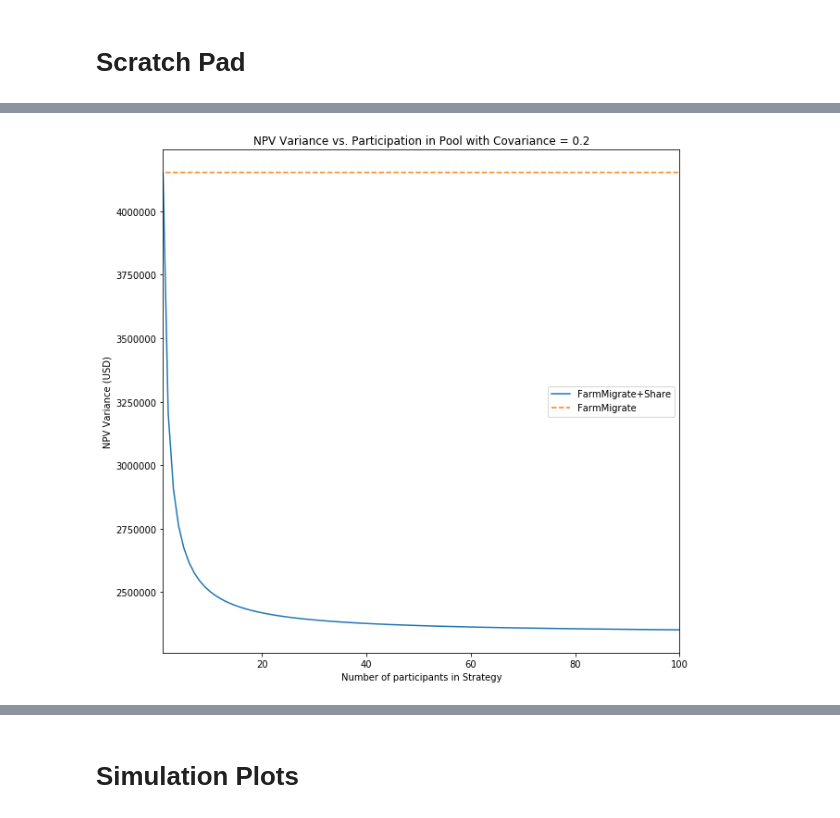
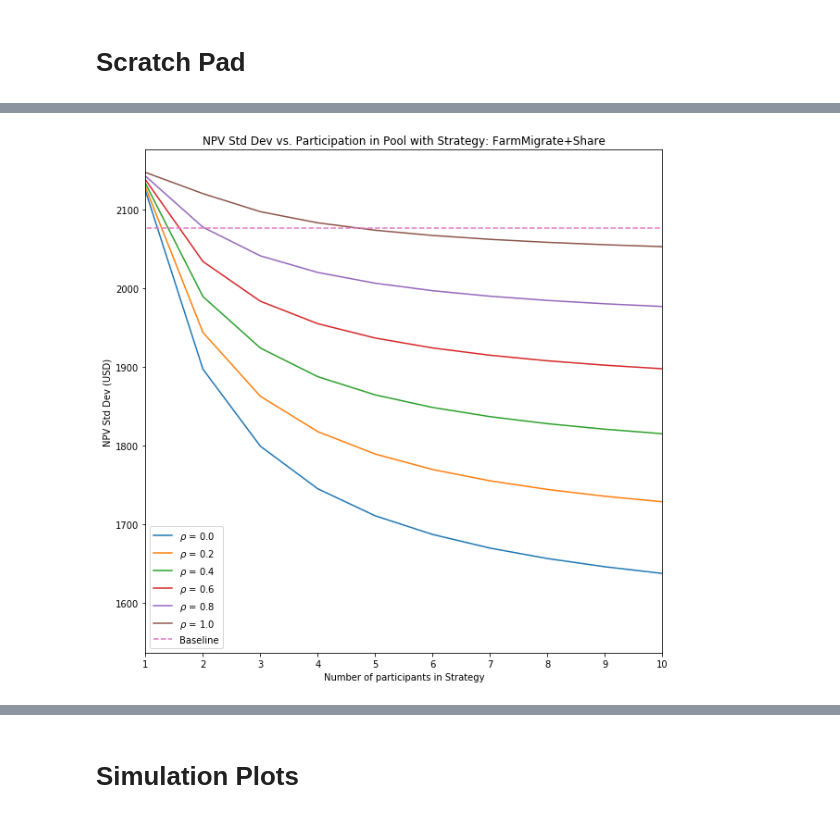
Before and after one commit to nchoquettelevy/FarmerGameTheorySimulation, a Jupyter notebook: RiskTransferSimulations.ipynb, the cells around one changed output, grey strips where cells are left out. Saved outputs shown, nothing was run; the diff lists cells and outputs as text; code cells hidden in the pictures.

Commit message:
Fixed variance functions

```diff
--- a/RiskTransferSimulations.ipynb
+++ b/RiskTransferSimulations.ipynb
@@ -329,7 +345,7 @@ def utility_calc(strategy_names, mu_farm, mu_farm_drought, mu_farm_nd, farm_k, a
                    'FarmMigrate+Share+Ins': 0}
 
     income_matrix = income_calc(strategy_names, mu_farm, mu_farm_drought, mu_farm_nd, farm_k, alpha, mu_migrate, beta, frequency_dist, cost_farm, cost_migrate, p_drought, time_horizon, discount_rate)
-    variance_matrix = variance_calc(mu_farm, farm_k, p_drought, alpha, var_farm_d, var_farm_nd, var_migrate, beta, rho_mig, frequency_dist, households, p_cov, strategy_names, time_horizon, discount_rate)
+    variance_matrix = variance_calc(mu_farm, farm_k, p_drought, alpha, var_farm_d, var_farm_nd, var_ins, var_migrate, beta, rho_mig, frequency_dist, households, p_cov, strategy_names, time_horizon, discount_rate)
     for item in strategy_names:
         utilities[item] = income_matrix[item] - risk_factor * math.sqrt(variance_matrix[item])
 
@@ -392,7 +408,7 @@ def altruistic_util(prior_strategies, households, mu_farm, mu_farm_drought, mu_f
 
             #Re-calculating utility of each strategy, based on potential frequency distribution
             new_income = income_calc(strategy_names, mu_farm, mu_farm_drought, mu_farm_nd, farm_k, alpha, mu_migrate, beta, potential_dist[-1], cost_farm, cost_migrate, p_drought, time_horizon, discount_rate)
-            new_variance = variance_calc(mu_farm, farm_k, p_drought, alpha, var_farm_d, var_farm_nd, var_migrate, beta, rho_mig, potential_dist[-1], households, p_cov, strategy_names, time_horizon, discount_rate)
+            new_variance = variance_calc(mu_farm, farm_k, p_drought, alpha, var_farm_d, var_farm_nd, var_ins, var_migrate, beta, rho_mig, potential_dist[-1], households, p_cov, strategy_names, time_horizon, discount_rate)
 
             new_utility = {key : 0 for key in strategy_names}
             for i in strategy_names:
@@ -497,7 +513,7 @@ def moralis_utility(households, k, previous_dist, mu_farm, mu_farm_drought, mu_f
                 potential_dist.append(moralis_dist)
                 potential_dist.append(moralis_dist)
                 probabilistic_income[i] = income_calc(strategy_names, mu_farm, mu_farm_drought, mu_farm_nd, farm_k, alpha, mu_migrate, beta, potential_dist[-1], cost_farm, cost_migrate, p_drought, time_horizon, discount_rate)[strategy]
-                probabilistic_variance[i] = variance_calc(mu_farm, farm_k, p_drought, alpha, var_farm_d, var_farm_nd, var_migrate, beta, rho_mig, potential_dist[-1], households, p_cov, strategy_names, time_horizon, discount_rate)[strategy]
+                probabilistic_variance[i] = variance_calc(mu_farm, farm_k, p_drought, alpha, var_farm_d, var_farm_nd, var_ins, var_migrate, beta, rho_mig, potential_dist[-1], households, p_cov, strategy_names, time_horizon, discount_rate)[strategy]
                 probabilistic_utility[i] = probabilistic_income[i] - risk_factor * math.sqrt(probabilistic_variance[i])
 
 
@@ -752,7 +768,7 @@ for step in range(sensitivity_steps):
 
     strategy_names = ['Farm', 'FarmMigrate', 'Farm+Share', 'FarmMigrate+Share', 'Farm+Ins', 'FarmMigrate+Ins', 'Farm+Share+Ins', 'FarmMigrate+Share+Ins']
 
-    mu_farm_drought, mu_farm_nd, var_drought, var_nd = farm_drought(mu_farm, farm_k, p_drought, objective_drought)
+    mu_farm_drought, mu_farm_nd, var_drought, var_nd, var_ins = farm_drought(mu_farm, farm_k, p_drought, objective_drought)
 
 
     for a in range(simulations):
@@ -802,41 +922,45 @@ Elapsed Time: 4.6343612
 # %%
-#Plotting variance of shared pool as a function of participants (varying strategies)
+#Plotting variance of shared pool as a function of participants
 
 x = np.linspace(0,households, households+1)
 
 y = np.zeros(households+1)
 y_0 = np.zeros(households+1)
-#frequency_dist = {key: 0 for key in strategy_names}
-#strategy='FarmMigrate+Share'
-#baseline = 'FarmMigrate'
+strategy='FarmMigrate+Share'
+baseline = 'FarmMigrate'
 
-shared_strategies = ['FarmMigrate+Share']
-baseline_strategies = ['FarmMigrate']
 
-y_dict = {key : y for key in shared_strategies}
-y0_dict = {key: y_0 for key in baseline_strategies}
+rho = np.linspace(0, 1, 6)
+keys = []
+for i in range(len(rho)):
+    keys.append(str(rho[i]))
+
+y_dict = {key : y for key in keys}
+y0_dict = {key: y_0 for key in keys}
+
 
 f, ax1 = plt.subplots(figsize=[10,10])
 
-for strat, base in zip(shared_strategies, baseline_strategies):
+for j, value in enumerate(keys):
+
     frequency_dist = {key: 0 for key in strategy_names}
     for i in range(len(x)):
-        frequency_dist[strat] = x[i] / households
-        variances = variance_calc(mu_farm, farm_k, p_drought, alpha, var_drought, var_nd, var_migrate, beta, rho_mig, frequency_dist, households, p_cov, strategy_names, time_horizon, discount_rate)
-        y_dict[strat][i], y0_dict[base][i] = variances[strat], variances[baseline]
+        frequency_dist[strategy] = x[i] / households
+        variances = variance_calc(mu_farm, farm_k, p_drought, alpha, var_drought, var_nd, var_ins, var_migrate, beta, rho_mig, frequency_dist, households, rho[j], strategy_names, time_horizon, discount_rate)
+        y_dict[value][i], y0_dict[value][i] = math.sqrt(variances[strategy]), math.sqrt(variances[baseline])
 
 
-    ax1.plot(x,y_dict[strat], label=strat)
-    ax1.plot(x,y0_dict[base], ls='--', label=base)
+    ax1.plot(x,y_dict[value], label= r'$\rho$ = ' + value[0:3])
+ax1.plot(x,y0_dict[value], ls='--', label='Baseline')
 #ax1.plot(x, y_0, ls='--')
-ax1.set_ylabel('NPV Variance (USD)')
+ax1.set_ylabel('NPV Std Dev (USD)')
 ax1.set_xlabel('Number of participants in Strategy')
-ax1.set_xlim([1,households])
+ax1.set_xlim([1,10])
 #ax1.set_ylim([2000000, 4500000])
 plt.legend()
-plt.title('NPV Variance vs. Participation in Pool with Covariance = ' + str(p_cov))
+plt.title('NPV Std Dev vs. Participation in Pool with Strategy: ' + str(strategy))
 plt.show()
 
-#plt.savefig('PoolVariance.png', bbox_inches='tight')
+#plt.savefig('PoolVariance_FarmMigrate.png', bbox_inches='tight')
 # %% [output]
-[figure, old version]
+[figure, new version]
```
Also changed, not shown: parts of 18 cells of this notebook.
